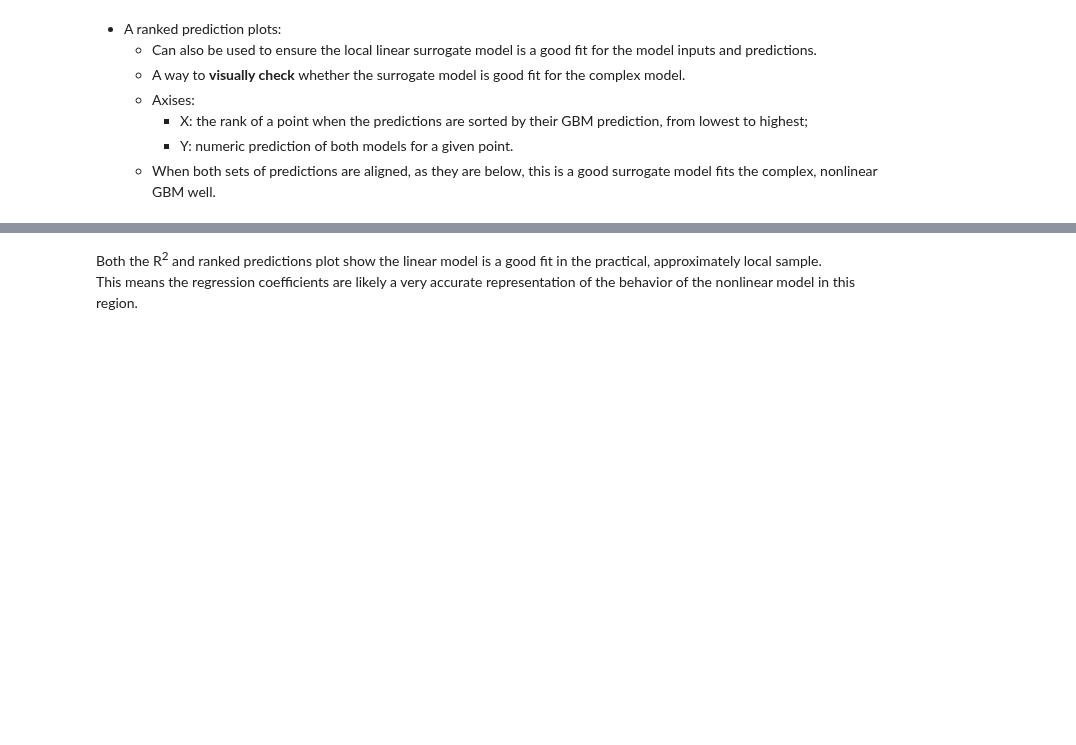
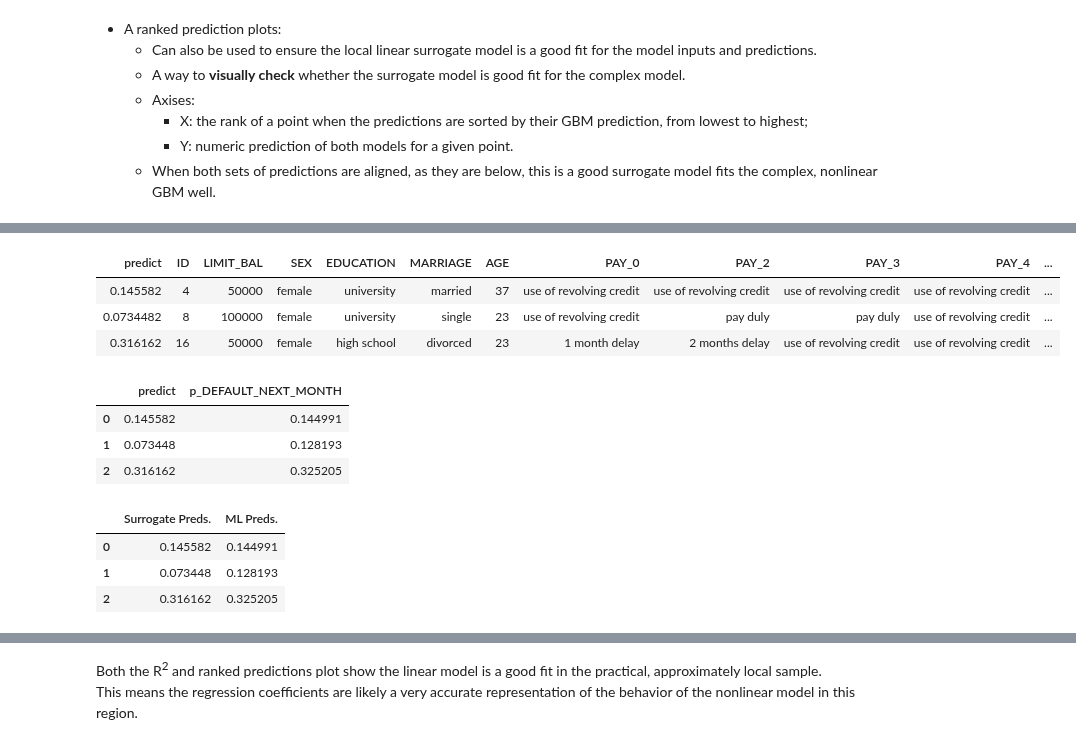
Before and after one commit to ziweifan177/Data_Science_Pilot, a Jupyter notebook: NortheasternUniversity-AISkunk Club/AIaddin-An automatic model intrepretability platform/Project/AI-addin Interpretability-CreditCard_LIME.ipynb, the cells around one changed output, grey strips where cells are left out. Cells and saved outputs as stored; diff of their text form; code cells hidden in the pictures; blank space fills up the shorter version.

```diff
--- a/NortheasternUniversity-AISkunk Club/AIaddin-An automatic model intrepretability platform/Project/AI-addin Interpretability-CreditCard_LIME.ipynb
+++ b/NortheasternUniversity-AISkunk Club/AIaddin-An automatic model intrepretability platform/Project/AI-addin Interpretability-CreditCard_LIME.ipynb
@@ -574,3 +619,6 @@ print('\nLocal GLM R-2:\n%.2f' % local_glm2.r2())
         - X: the rank of a point when the predictions are sorted by their GBM prediction, from lowest to highest;
         - Y: numeric prediction of both models for a given point.
     - When both sets of predictions are aligned, as they are below, this is a good surrogate model fits the complex, nonlinear GBM well.
+# %%
+pred_frame = local_glm2.predict(practical_sample)
+pred_frame.head(3)
@@ -577,7 +631,27 @@ print('\nLocal GLM R-2:\n%.2f' % local_glm2.r2())
+# %%
+pred_frame = pred_frame.cbind(practical_sample)
+pred_frame.head(3)
+# %% [output]
+| predict | ID | LIMIT_BAL | SEX | EDUCATION | MARRIAGE | AGE | PAY_0 | PAY_2 | PAY_3 | PAY_4 | ... |
+| 0.145582 | 4 | 50000 | female | university | married | 37 | use of revolving credit | use of revolving credit | use of revolving credit | use of revolving credit | ... |
+| 0.0734482 | 8 | 100000 | female | university | single | 23 | use of revolving credit | pay duly | pay duly | use of revolving credit | ... |
+| 0.316162 | 16 | 50000 | female | high school | divorced | 23 | 1 month delay | 2 months delay | use of revolving credit | use of revolving credit | ... |
+# %%
+pred_frame=pred_frame.as_data_frame()[['predict', yhat]]
+pred_frame.head(3)
+# %% [output]
+|  | predict | p_DEFAULT_NEXT_MONTH |
+| 0 | 0.145582 | 0.144991 |
+| 1 | 0.073448 | 0.128193 |
+| 2 | 0.316162 | 0.325205 |
 # %%
-pred_frame = local_glm2.predict(practical_sample).cbind(practical_sample).as_data_frame()[['predict', yhat]]
 pred_frame.columns=['Surrogate Preds.', 'ML Preds.']
-#pred_frame.head(3)
+pred_frame.head(3)
+# %% [output]
+|  | Surrogate Preds. | ML Preds. |
+| 0 | 0.145582 | 0.144991 |
+| 1 | 0.073448 | 0.128193 |
+| 2 | 0.316162 | 0.325205 |
 # %%
 pred_frame.sort_values(by='ML Preds.', inplace=True)
 pred_frame.reset_index(inplace=True, drop=True)
```
Also changed, not shown: parts of 20 cells of this notebook.
